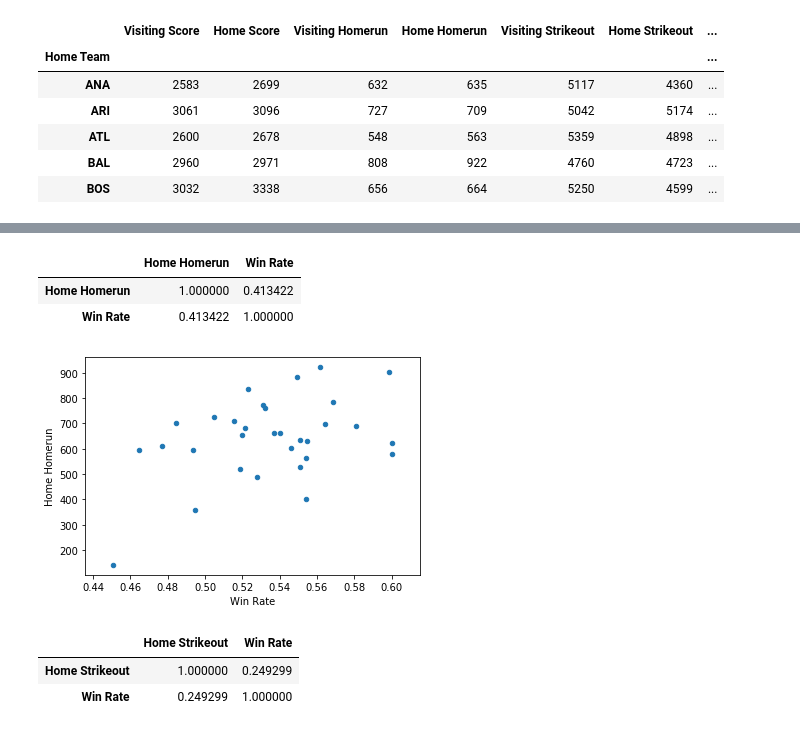
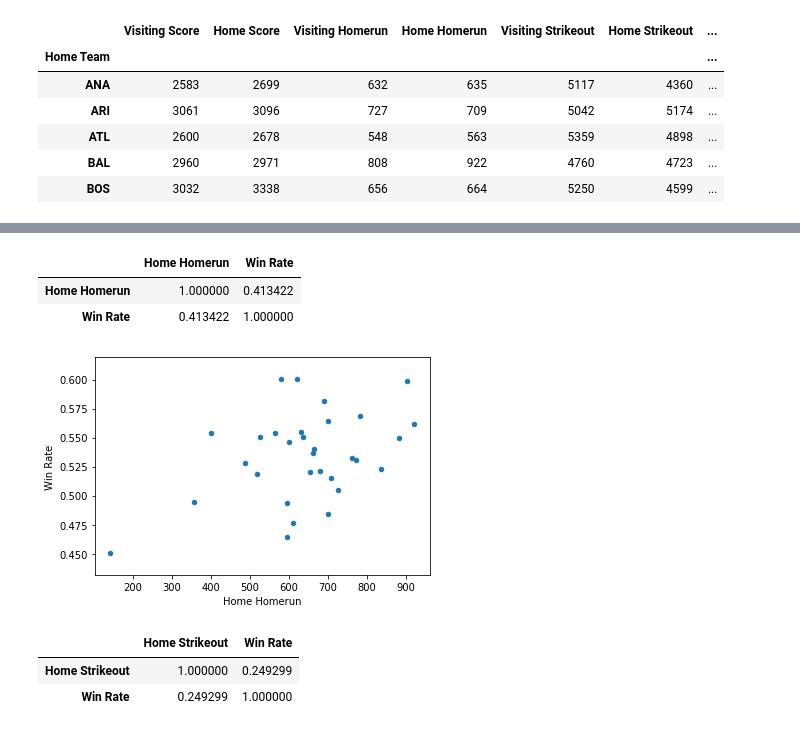
Before and after one commit to alexisperumal/baseball-predictor, a Jupyter notebook: young/baseball-predictor-Young-homerun.ipynb, the cells around one changed output, grey strips where cells are left out. Cells and saved outputs as stored; diff of their text form; code cells hidden in the pictures.

```diff
--- a/young/baseball-predictor-Young-homerun.ipynb
+++ b/young/baseball-predictor-Young-homerun.ipynb
@@ -158,12 +170,12 @@ sum_season_df.head()
 # %%
 df = sum_season_df[["Home Homerun","Win Rate"]]
-df.plot(kind='scatter',x="Win Rate", y="Home Homerun")
+df.plot(kind='scatter',x="Home Homerun", y="Win Rate")
 df.corr()
 # %% [output]
 |  | Home Homerun | Win Rate |
 | Home Homerun | 1.000000 | 0.413422 |
 | Win Rate | 0.413422 | 1.000000 |
-[figure, old version]
+[figure, new version]
 # %%
 df = sum_season_df[["Home Strikeout","Win Rate"]]
 df.plot(kind='scatter',x="Win Rate", y="Home Strikeout")
```
Also changed, not shown: parts of 1 cell of this notebook.
